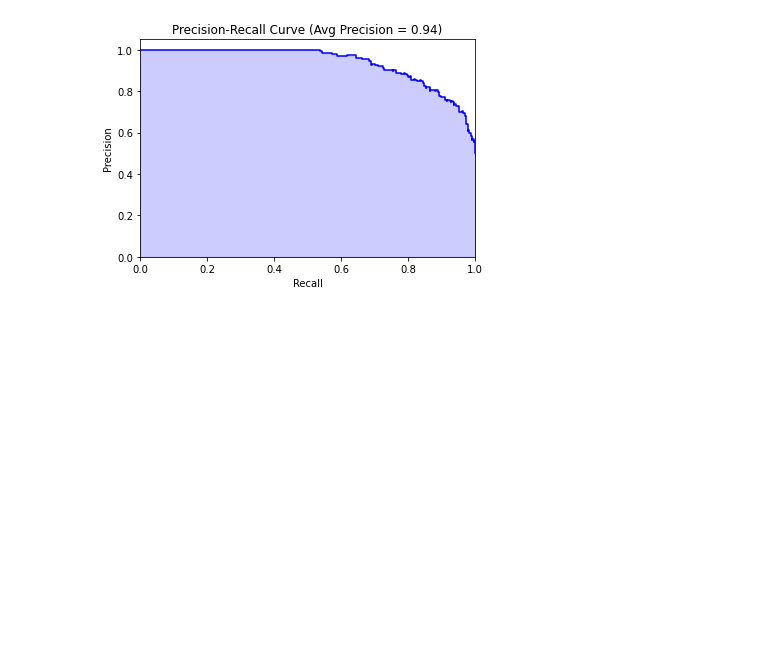
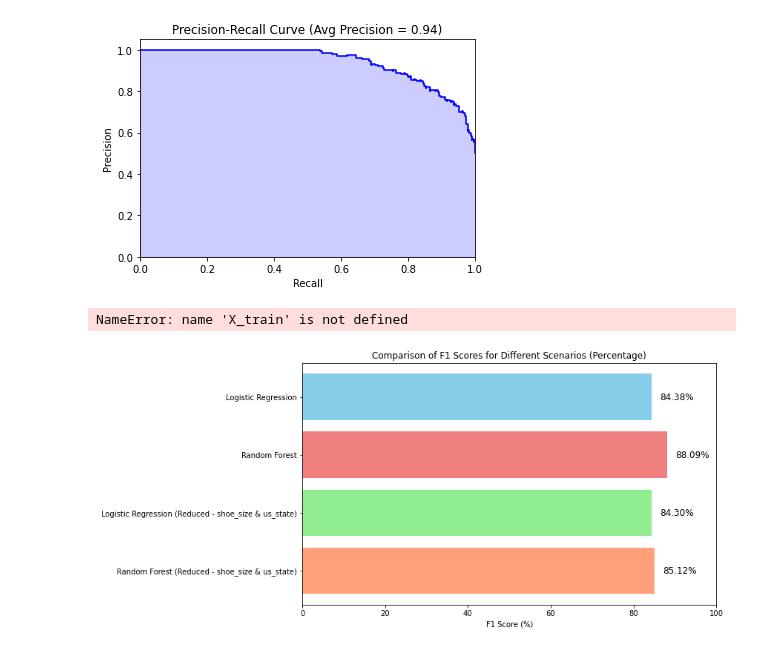
Before and after one commit to KaranShah1/Classification_Challenge, a Jupyter notebook: dataset/code.ipynb, the cells around one changed output. Cells and saved outputs as stored; diff of their text form; code cells hidden in the pictures; blank space fills up the shorter version.

```diff
--- a/dataset/code.ipynb
+++ b/dataset/code.ipynb
@@ -258,6 +471,55 @@ plt.title(f'Precision-Recall Curve (Avg Precision = {avg_precision:.2f})')
 plt.show()
 # %% [output]
 [figure]
+# %%
+from sklearn.ensemble import RandomForestClassifier
+
+# Assuming you have already split your dataset into X_train and y_train
+model = RandomForestClassifier(n_estimators=100, random_state=42)
+
+# Fit the model to your training data
+model.fit(X_train, y_train)
+
+# Now, you can use the trained model for prediction, e.g., on a test set (X_test)
+y_pred = model.predict(X_test)
+# %% [output]
+NameError: name 'X_train' is not defined
+# %%
+import matplotlib.pyplot as plt
+
+# F1 scores for each scenario (actual values)
+f1_score_scenario_1 = 0.84375
+f1_score_scenario_2 = 0.88089
+f1_score_scenario_3 = 0.84304
+f1_score_scenario_4 = 0.85125
+
+# Convert F1 scores to percentages
+f1_percentage_scenario_1 = f1_score_scenario_1 * 100
+f1_percentage_scenario_2 = f1_score_scenario_2 * 100
+f1_percentage_scenario_3 = f1_score_scenario_3 * 100
+f1_percentage_scenario_4 = f1_score_scenario_4 * 100
+
+# Scenario labels
+scenarios = ["Logistic Regression", "Random Forest", "Logistic Regression (Reduced - shoe_size & us_state)", "Random Forest (Reduced - shoe_size & us_state)"]
+
+# Define colors for each scenario
+colors = ["skyblue", "lightcoral", "lightgreen", "lightsalmon"]
+
+# Create a bar chart with different colors
+plt.figure(figsize=(10, 6))
+bars = plt.barh(scenarios, [f1_percentage_scenario_1, f1_percentage_scenario_2, f1_percentage_scenario_3, f1_percentage_scenario_4], color=colors)
+plt.xlabel('F1 Score (%)')
+plt.title('Comparison of F1 Scores for Different Scenarios (Percentage)')
+plt.xlim(0, 100)  # Set the x-axis limits to 0-100%
+plt.gca().invert_yaxis()  # Invert the y-axis to display the highest score at the top
+
+# Add F1 score values on top of the bars with different colors
+for bar, v in zip(bars, [f1_percentage_scenario_1, f1_percentage_scenario_2, f1_percentage_scenario_3, f1_percentage_scenario_4]):
+    plt.text(bar.get_width() + 2, bar.get_y() + bar.get_height() / 2, f'{v:.2f}%', color='black', va='center', fontsize=12)
+
+plt.show()
+# %% [output]
+[figure, added]
 # %%
 import pandas as pd
 
```
Also changed, not shown: parts of 10 cells of this notebook, 2 other files.
